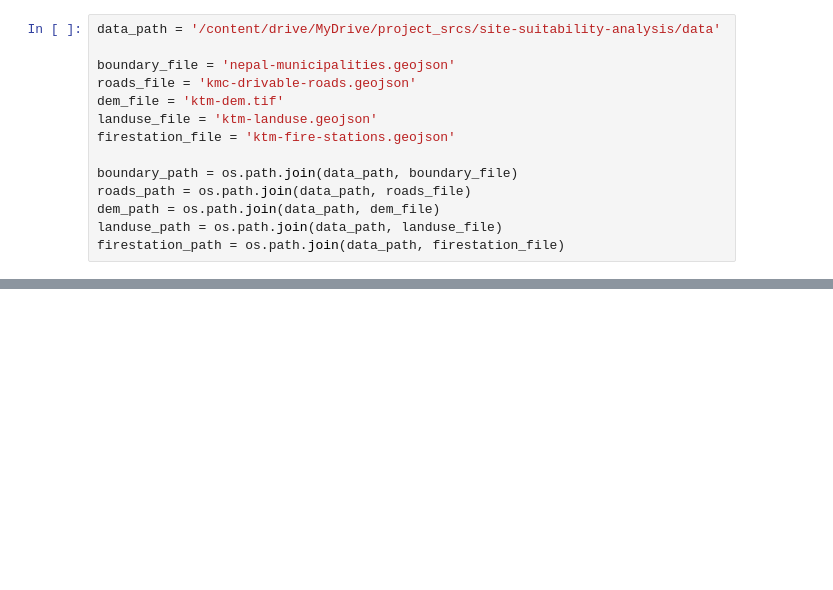
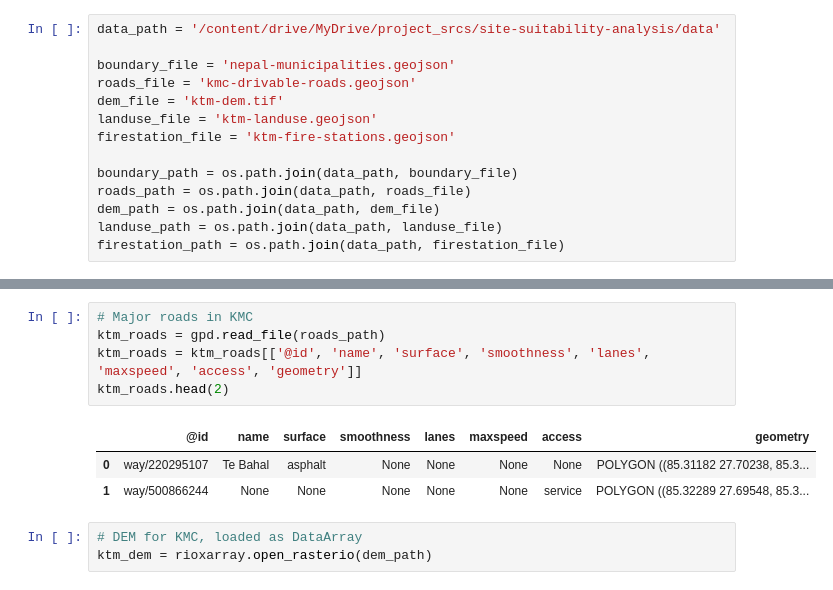
Before and after one commit to junggeyy/gis-notebooks, a Jupyter notebook: site_suitability_analysis.ipynb, the cells around one changed output, grey strips where cells are left out. Saved outputs shown, nothing was run; the diff lists cells and outputs as text; blank space fills up the shorter version.

```diff
--- a/site_suitability_analysis.ipynb
+++ b/site_suitability_analysis.ipynb
@@ -346,0 +81,12 @@ export_gdf.to_file('ktm_optimal_fire_stations.geojson', driver='GeoJSON')
+# %%
+# Major roads in KMC
+ktm_roads = gpd.read_file(roads_path)
+ktm_roads = ktm_roads[['@id', 'name', 'surface', 'smoothness', 'lanes', 'maxspeed', 'access', 'geometry']]
+ktm_roads.head(2)
+# %% [output]
+|  | @id | name | surface | smoothness | lanes | maxspeed | access | geometry |
+| 0 | way/220295107 | Te Bahal | asphalt | None | None | None | None | POLYGON ((85.31182 27.70238, 85.3... |
+| 1 | way/500866244 | None | None | None | None | None | service | POLYGON ((85.32289 27.69548, 85.3... |
+# %%
+# DEM for KMC, loaded as DataArray
+ktm_dem = rioxarray.open_rasterio(dem_path)
```
Also changed, not shown: parts of 67 cells of this notebook.
